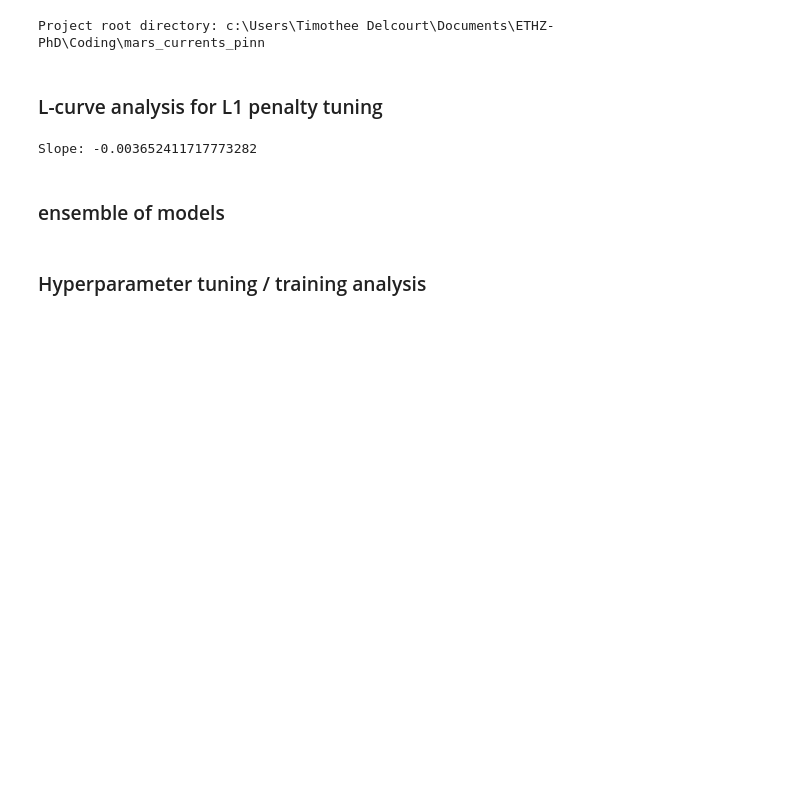
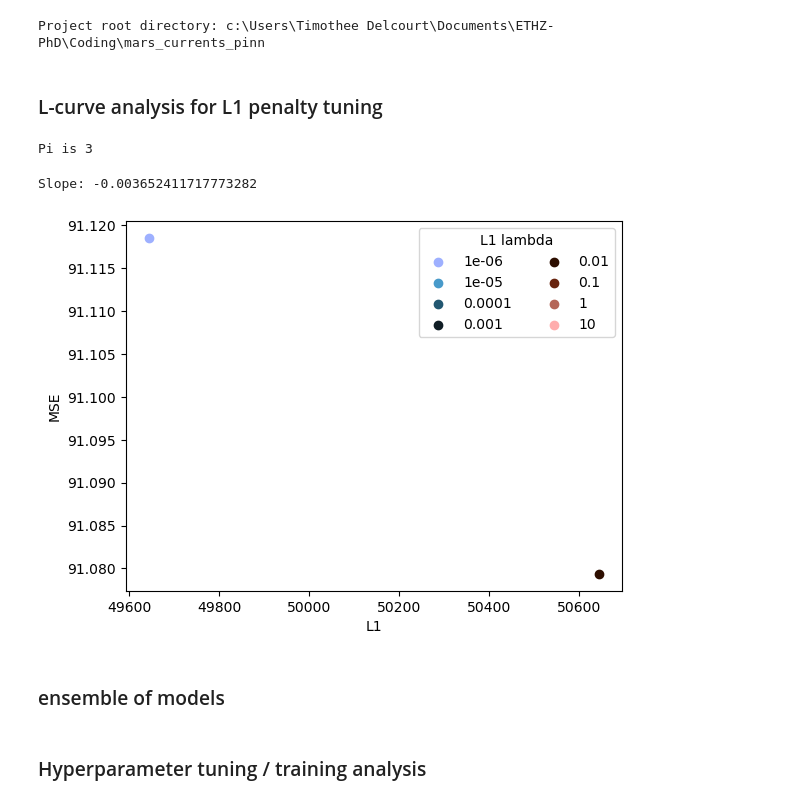
Before and after one commit to TimotheeDelcourt/mars_currents_pinn, a Jupyter notebook: scripts/playground.ipynb, the cells around one changed output. Saved outputs shown, nothing was run; the diff lists cells and outputs as text; code cells hidden in the pictures; blank space fills up the shorter version.

Commit message:
Jupiter style, with L1 reg! Lambda: 1e-6 to 1e-3

```diff
--- a/scripts/playground.ipynb
+++ b/scripts/playground.ipynb
@@ -22,12 +23,37 @@ import scripts.data_conversion as dc
 Project root directory: c:\Users\Timothee Delcourt\Documents\ETHZ-PhD\Coding\mars_currents_pinn
 # %% [markdown]
 ### L-curve analysis for L1 penalty tuning
+# %%
+print(f"Pi is {np.pi:.0f}")
+# %% [output]
+Pi is 3
 # %%
 train_hist = np.load('models/PINN_ext_model_18/training_history.npy')
 m, c = ut.slope(train_hist, 10)
 print(f'Slope: {m}')
 # %% [output]
 Slope: -0.003652411717773282
+# %%
+lambdas = [1e-6,1e-5,1e-4,1e-3,1e-2,1e-1,   1,  10]
+models =  [  19,  21,  23,  25,  20,  22,  24,  26]
+mses = []
+l1s = []
+for model in models:
+    try:
+        mses.append(np.load(f'models/PINN_ext_model_{model}/training_history.npy')[-1])
+        l1s.append(np.load(f'models/PINN_ext_model_{model}/l1_history.npy')[-1])
+    except:
+        mses.append(None)
+        l1s.append(None)
+cmap = cmc.berlin(np.linspace(0, 1, len(lambdas)))
+for i in range(len(mses)):
+    plt.scatter(l1s[i], mses[i], label=lambdas[i], c=cmap[i])
+plt.xlabel('L1')
+plt.ylabel('MSE')
+plt.legend(loc=1, ncols=2,title='L1 lambda')
+plt.show()
+# %% [output]
+[figure, added]
 # %% [markdown]
 ### ensemble of models
 # %%
```
Also changed, not shown: parts of 1 cell of this notebook, 3 other files.
